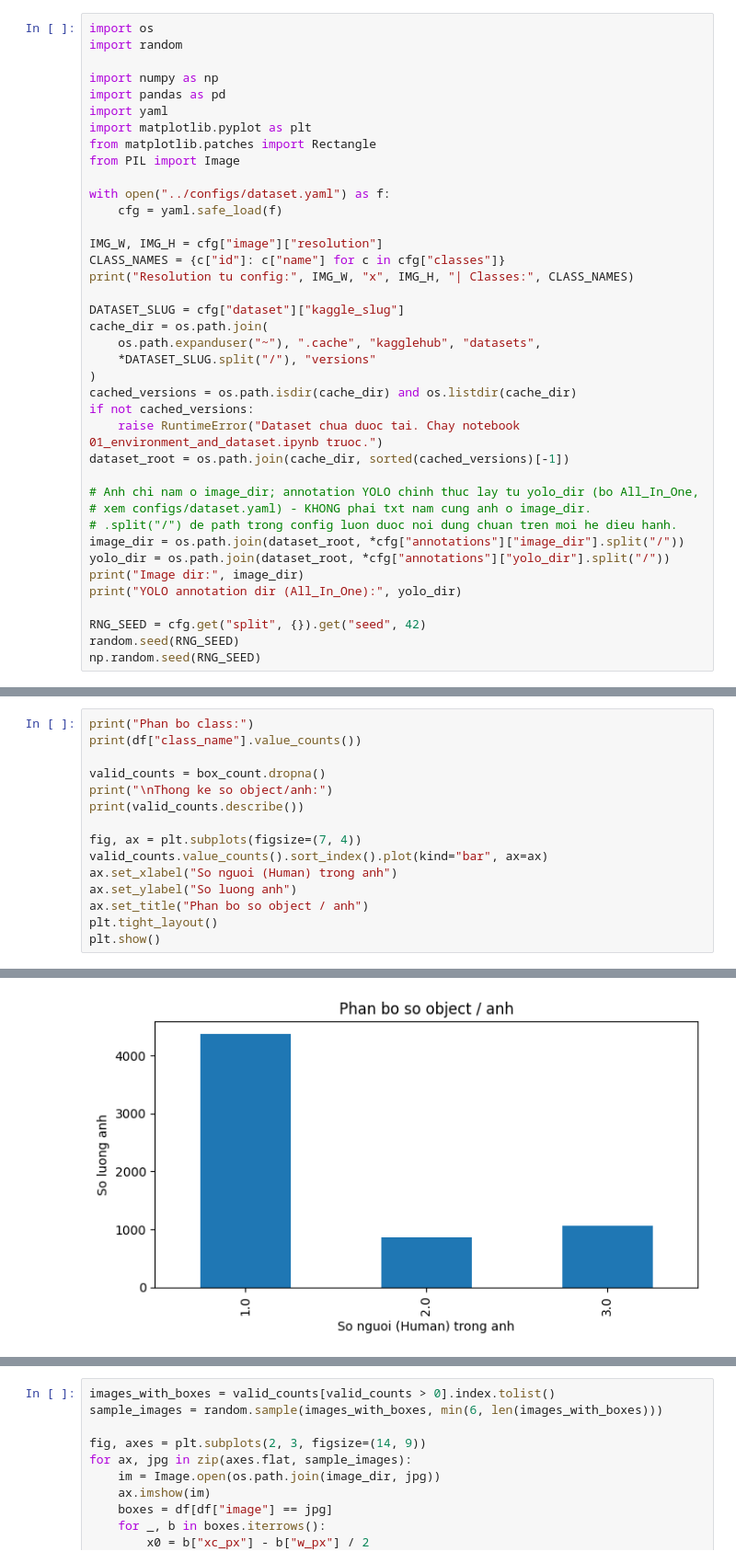
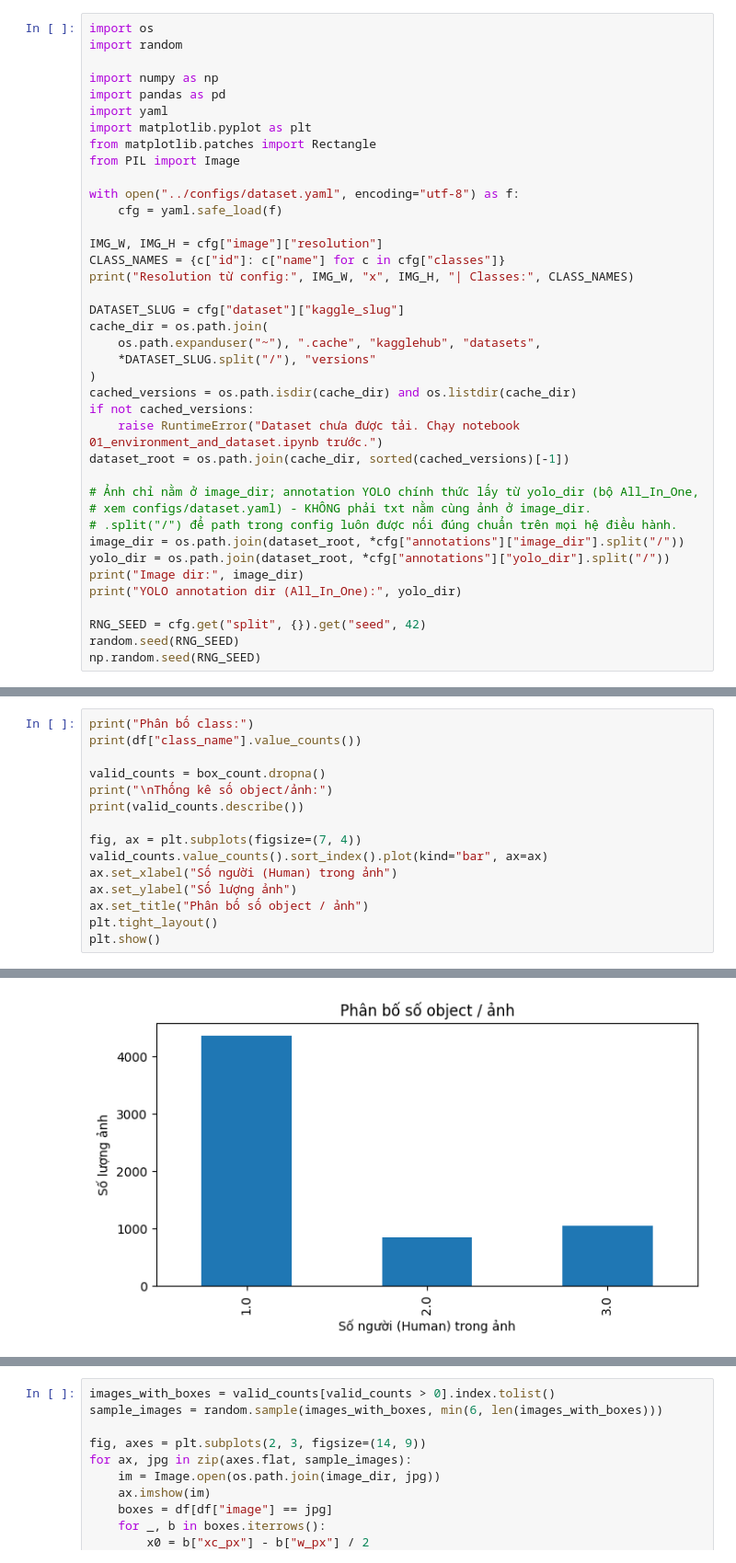
Before and after one commit to hothanhtien/Thermal_Perimeter_Intrusion_Detection, a Jupyter notebook: notebooks/02_dataset_analysis.ipynb, the cells around one changed output, grey strips where cells are left out. Shown at 92% size. Cells and saved outputs as stored; diff of their text form.

Commit message:
Re-run notebook 02 with Vietnamese-diacritic labels, refresh report figures

```diff
--- a/notebooks/02_dataset_analysis.ipynb
+++ b/notebooks/02_dataset_analysis.ipynb
@@ -19,12 +19,12 @@ import matplotlib.pyplot as plt
 from matplotlib.patches import Rectangle
 from PIL import Image
 
-with open("../configs/dataset.yaml") as f:
+with open("../configs/dataset.yaml", encoding="utf-8") as f:
     cfg = yaml.safe_load(f)
 
 IMG_W, IMG_H = cfg["image"]["resolution"]
 CLASS_NAMES = {c["id"]: c["name"] for c in cfg["classes"]}
-print("Resolution tu config:", IMG_W, "x", IMG_H, "| Classes:", CLASS_NAMES)
+print("Resolution từ config:", IMG_W, "x", IMG_H, "| Classes:", CLASS_NAMES)
 
 DATASET_SLUG = cfg["dataset"]["kaggle_slug"]
 cache_dir = os.path.join(
@@ -33,12 +33,12 @@ cache_dir = os.path.join(
 )
 cached_versions = os.path.isdir(cache_dir) and os.listdir(cache_dir)
 if not cached_versions:
-    raise RuntimeError("Dataset chua duoc tai. Chay notebook 01_environment_and_dataset.ipynb truoc.")
+    raise RuntimeError("Dataset chưa được tải. Chạy notebook 01_environment_and_dataset.ipynb trước.")
 dataset_root = os.path.join(cache_dir, sorted(cached_versions)[-1])
 
-# Anh chi nam o image_dir; annotation YOLO chinh thuc lay tu yolo_dir (bo All_In_One,
-# xem configs/dataset.yaml) - KHONG phai txt nam cung anh o image_dir.
-# .split("/") de path trong config luon duoc noi dung chuan tren moi he dieu hanh.
+# Ảnh chỉ nằm ở image_dir; annotation YOLO chính thức lấy từ yolo_dir (bộ All_In_One,
+# xem configs/dataset.yaml) - KHÔNG phải txt nằm cùng ảnh ở image_dir.
+# .split("/") để path trong config luôn được nối đúng chuẩn trên mọi hệ điều hành.
 image_dir = os.path.join(dataset_root, *cfg["annotations"]["image_dir"].split("/"))
 yolo_dir = os.path.join(dataset_root, *cfg["annotations"]["yolo_dir"].split("/"))
 print("Image dir:", image_dir)
@@ -114,16 +114,16 @@ Dataset chi co 1 class (`Human`) nen khong co van de mat can bang class - thay v
 # %%
-print("Phan bo class:")
+print("Phân bố class:")
 print(df["class_name"].value_counts())
 
 valid_counts = box_count.dropna()
-print("\nThong ke so object/anh:")
+print("\nThống kê số object/ảnh:")
 print(valid_counts.describe())
 
 fig, ax = plt.subplots(figsize=(7, 4))
 valid_counts.value_counts().sort_index().plot(kind="bar", ax=ax)
-ax.set_xlabel("So nguoi (Human) trong anh")
-ax.set_ylabel("So luong anh")
-ax.set_title("Phan bo so object / anh")
+ax.set_xlabel("Số người (Human) trong ảnh")
+ax.set_ylabel("Số lượng ảnh")
+ax.set_title("Phân bố số object / ảnh")
 plt.tight_layout()
 plt.show()
 # %% [output]
@@ -136,11 +136,11 @@ Thong ke so object/anh:
 count    6276.000000
 mean        1.472913
 std         0.765636
 min         1.000000
 25%         1.000000
 50%         1.000000
 75%         2.000000
 max         3.000000
 dtype: float64
-[figure, old version]
+[figure, new version]
 # %% [markdown]
```
Also changed, not shown: parts of 16 cells of this notebook, 4 other files.
